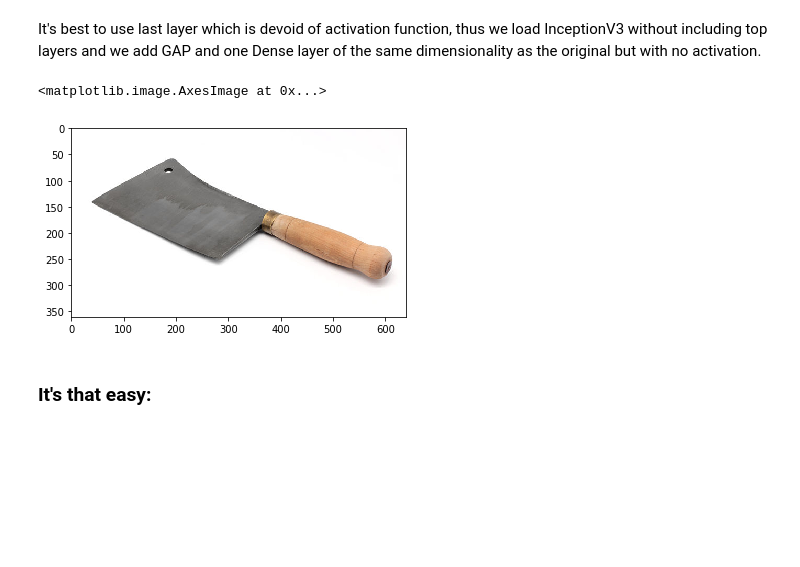
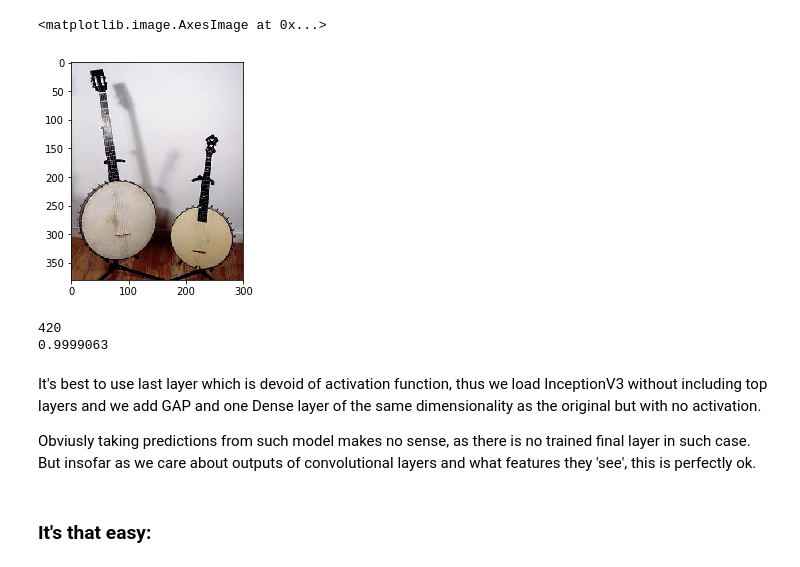
Before and after one commit to kjczarne/eager_gradcam_tf, a Jupyter notebook: 4_InceptionV3_Demonstration.ipynb, the cells around one changed output. Cells and saved outputs as stored; diff of their text form; code cells hidden in the pictures; blank space fills up the shorter version.

```diff
--- a/4_InceptionV3_Demonstration.ipynb
+++ b/4_InceptionV3_Demonstration.ipynb
@@ -4,3 +4,9 @@ import numpy as np
 from PIL import Image
 import matplotlib.pyplot as plt
 import eager_gradcam
+# %%
+im = Image.open('images/banjo.jpg')
+plt.imshow(im)
+# %% [output]
+<matplotlib.image.AxesImage at 0x...>
+[figure, added]
@@ -7,7 +17,16 @@ import eager_gradcam
+# %%
+pred = model_with_top.predict(im_tf)
+print(np.argmax(pred))
+print(np.max(pred))
+# %% [output]
+420
+0.9999063
+# %% [markdown]
+It's best to use last layer which is devoid of activation function, thus we load InceptionV3 without including top layers and we add GAP and one Dense layer of the same dimensionality as the original but with no activation.
+
+Obviusly taking predictions from such model makes no sense, as there is no trained final layer in such case. But insofar as we care about outputs of convolutional layers and what features they 'see', this is perfectly ok.
 # %%
 model_init = tf.keras.applications.InceptionV3(include_top=False)  # loading base model without last layers
-# %% [markdown]
-It's best to use last layer which is devoid of activation function, thus we load InceptionV3 without including top layers and we add GAP and one Dense layer of the same dimensionality as the original but with no activation.
 # %%
 
 y = model_init.output
@@ -16,10 +35,4 @@ y = tf.keras.layers.Dense(1000, activation=None, name='output_dense')(y) # activ
 model = tf.keras.models.Model(inputs=model_init.input, outputs=y)
-# %%
-im = Image.open('images/cleaver.jpg')
-plt.imshow(im)
-# %% [output]
-<matplotlib.image.AxesImage at 0x...>
-[figure, removed]
 # %% [markdown]
 ### It's that easy:
 # %%
```
Also changed, not shown: parts of 5 cells of this notebook, 4 other files.
